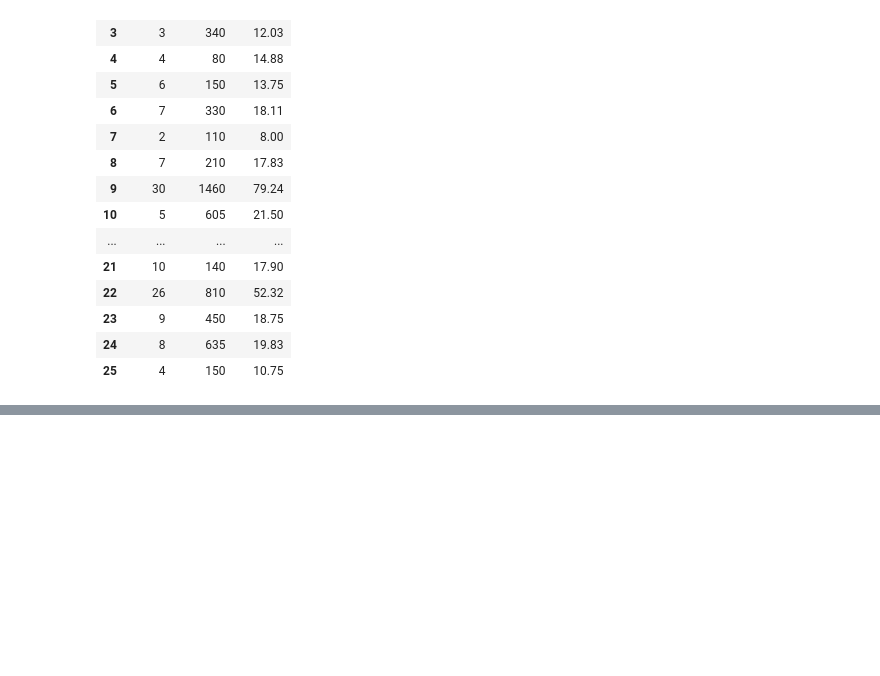
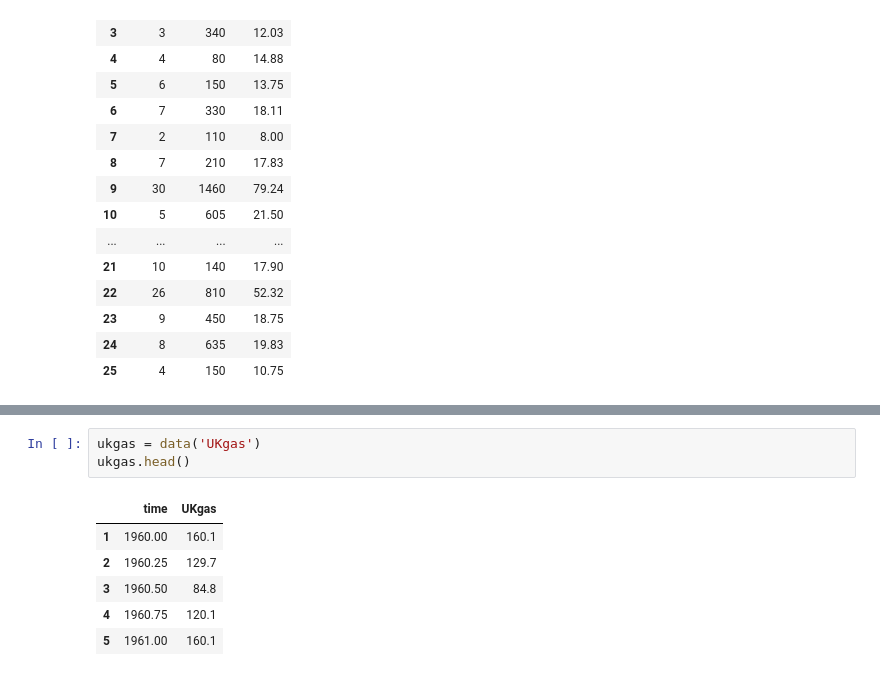
Before and after one commit to NSharick/python-practice, a Jupyter notebook: practice_datasets_tableau.ipynb, the cells around one changed output, grey strips where cells are left out. Saved outputs shown, nothing was run; the diff lists cells and outputs as text; blank space fills up the shorter version.

```diff
--- a/practice_datasets_tableau.ipynb
+++ b/practice_datasets_tableau.ipynb
@@ -70,0 +106,10 @@ df2
+# %%
+ukgas = data('UKgas')
+ukgas.head()
+# %% [output]
+|  | time | UKgas |
+| 1 | 1960.00 | 160.1 |
+| 2 | 1960.25 | 129.7 |
+| 3 | 1960.50 | 84.8 |
+| 4 | 1960.75 | 120.1 |
+| 5 | 1961.00 | 160.1 |
```
Also changed, not shown: parts of 4 cells of this notebook, 1 other file.
